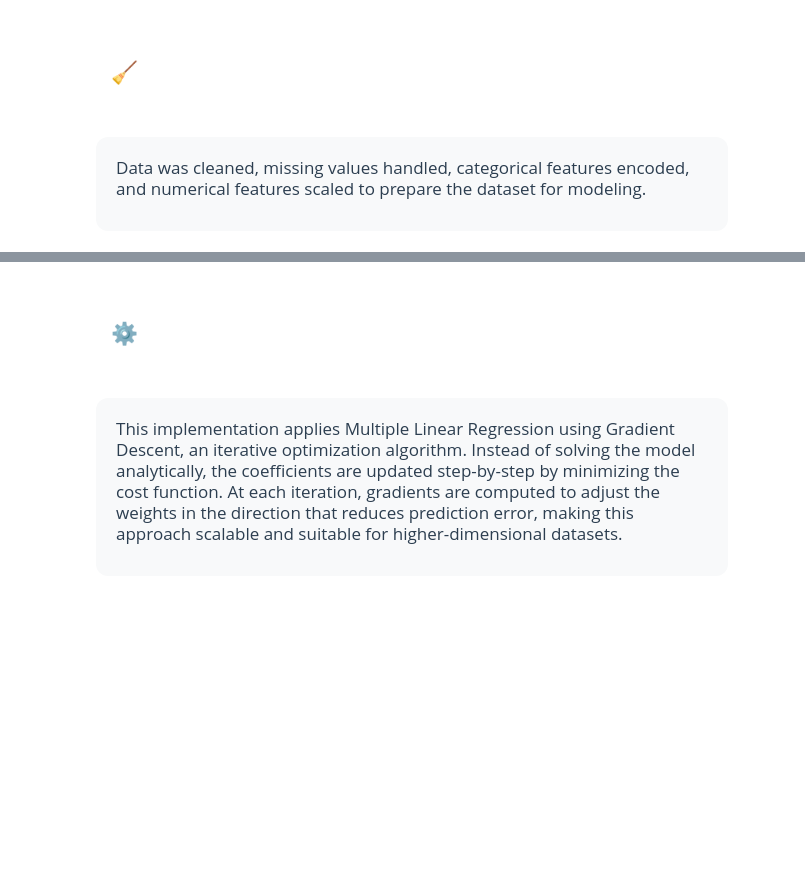
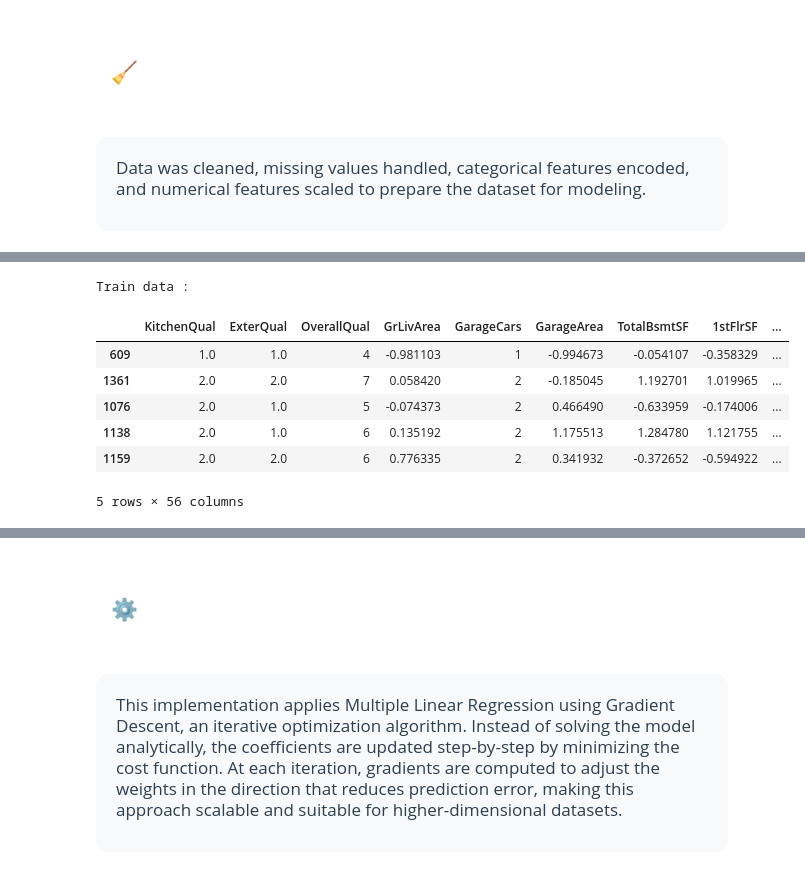
Before and after one commit to AI-0o0/Regression-Analysis-project-, a Jupyter notebook: notebooks/main.ipynb, the cells around one changed output, grey strips where cells are left out. Drawn from its saved outputs; the diff is of its cells as text; code cells hidden in the pictures; blank space fills up the shorter version.

```diff
--- a/notebooks/main.ipynb
+++ b/notebooks/main.ipynb
@@ -251,0 +574,12 @@ Data was cleaned, missing values handled, categorical features encoded, and nume
+# %%
+print('Train data : ')
+x_tr.head()
+# %% [output]
+Train data :
+|  | KitchenQual | ExterQual | OverallQual | GrLivArea | GarageCars | GarageArea | TotalBsmtSF | 1stFlrSF | ... |
+| 609 | 1.0 | 1.0 | 4 | -0.981103 | 1 | -0.994673 | -0.054107 | -0.358329 | ... |
+| 1361 | 2.0 | 2.0 | 7 | 0.058420 | 2 | -0.185045 | 1.192701 | 1.019965 | ... |
+| 1076 | 2.0 | 1.0 | 5 | -0.074373 | 2 | 0.466490 | -0.633959 | -0.174006 | ... |
+| 1138 | 2.0 | 1.0 | 6 | 0.135192 | 2 | 1.175513 | 1.284780 | 1.121755 | ... |
+| 1159 | 2.0 | 2.0 | 6 | 0.776335 | 2 | 0.341932 | -0.372652 | -0.594922 | ... |
+5 rows × 56 columns
```
Also changed, not shown: parts of 26 cells of this notebook, 2 other files.
